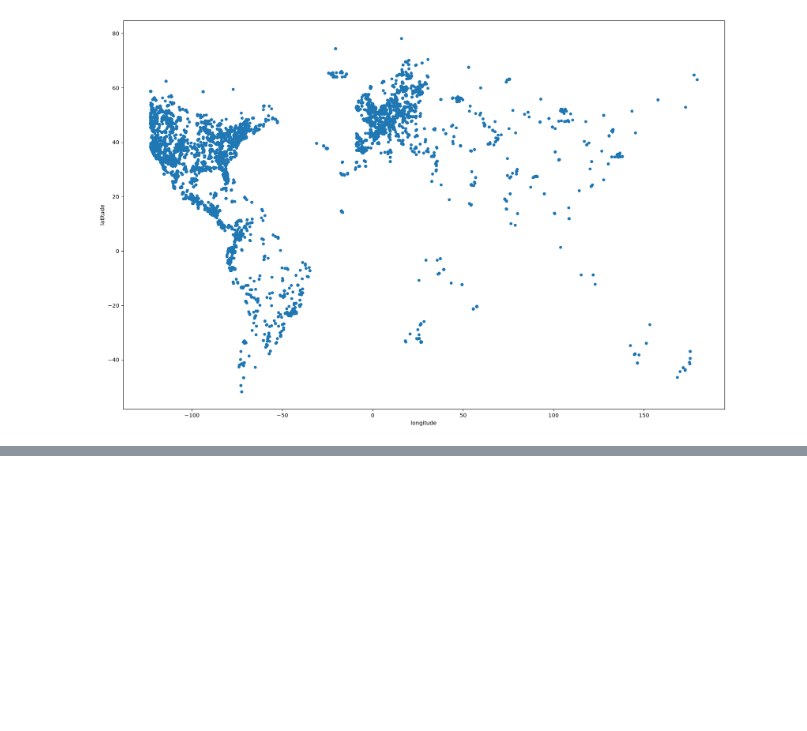
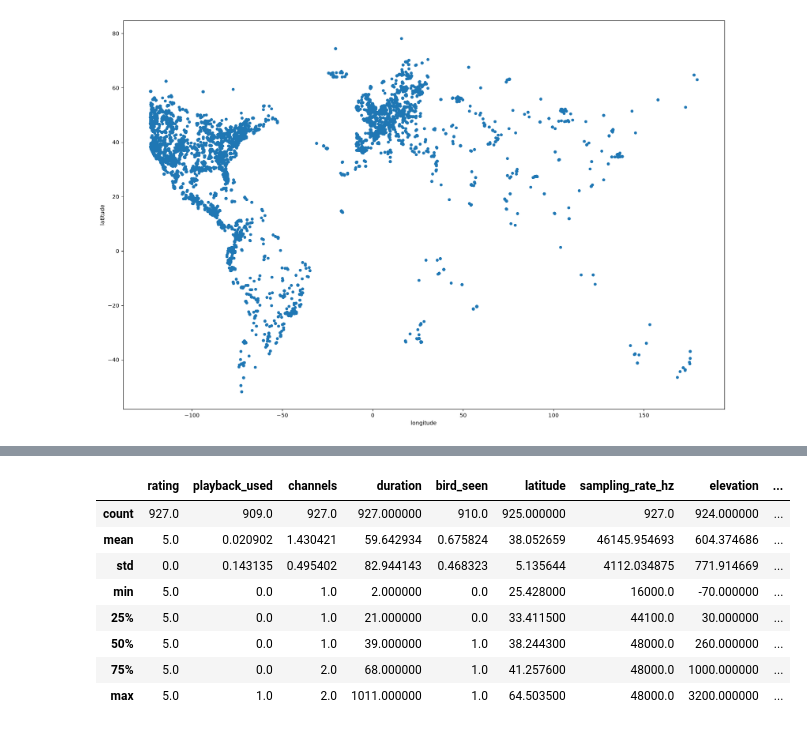
Before and after one commit to Jhe56/Ai-vian, a Jupyter notebook: Update_2/dataset_analysis.ipynb, the cells around one changed output, grey strips where cells are left out. Saved outputs shown, nothing was run; the diff lists cells and outputs as text; code cells hidden in the pictures; blank space fills up the shorter version.

```diff
--- a/Update_2/dataset_analysis.ipynb
+++ b/Update_2/dataset_analysis.ipynb
@@ -602 +598,13 @@ drop_df[drop_df.longitude >- 123].plot(figsize=(20,13), kind='scatter', x='longi
+# %%
+drop_df.loc[(drop_df['rating'] > 4.5) & (drop_df['country'] == 'United States')].describe()
+# %% [output]
+|  | rating | playback_used | channels | duration | bird_seen | latitude | sampling_rate_hz | elevation | ... |
+| count | 927.0 | 909.0 | 927.0 | 927.000000 | 910.0 | 925.000000 | 927.0 | 924.000000 | ... |
+| mean | 5.0 | 0.020902 | 1.430421 | 59.642934 | 0.675824 | 38.052659 | 46145.954693 | 604.374686 | ... |
+| std | 0.0 | 0.143135 | 0.495402 | 82.944143 | 0.468323 | 5.135644 | 4112.034875 | 771.914669 | ... |
+| min | 5.0 | 0.0 | 1.0 | 2.000000 | 0.0 | 25.428000 | 16000.0 | -70.000000 | ... |
+| 25% | 5.0 | 0.0 | 1.0 | 21.000000 | 0.0 | 33.411500 | 44100.0 | 30.000000 | ... |
+| 50% | 5.0 | 0.0 | 1.0 | 39.000000 | 1.0 | 38.244300 | 48000.0 | 260.000000 | ... |
+| 75% | 5.0 | 0.0 | 2.0 | 68.000000 | 1.0 | 41.257600 | 48000.0 | 1000.000000 | ... |
+| max | 5.0 | 1.0 | 2.0 | 1011.000000 | 1.0 | 64.503500 | 48000.0 | 3200.000000 | ... |
 # %%
```
Also changed, not shown: parts of 8 cells of this notebook.
